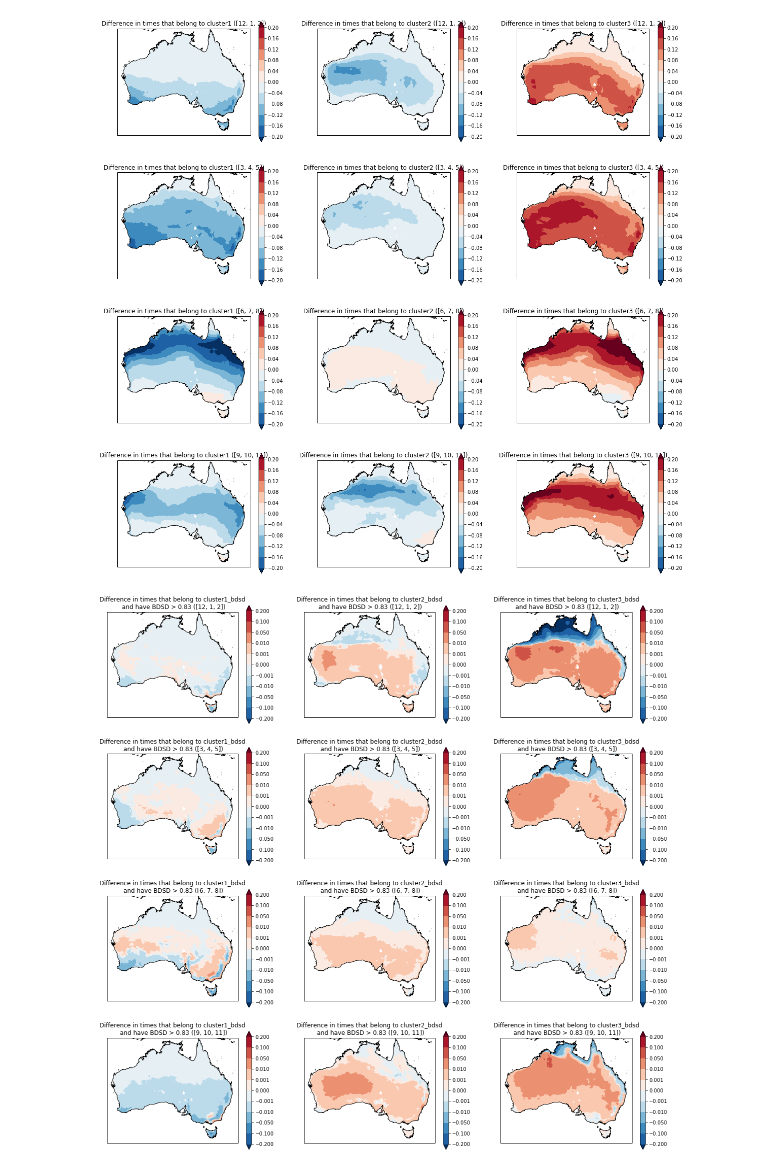
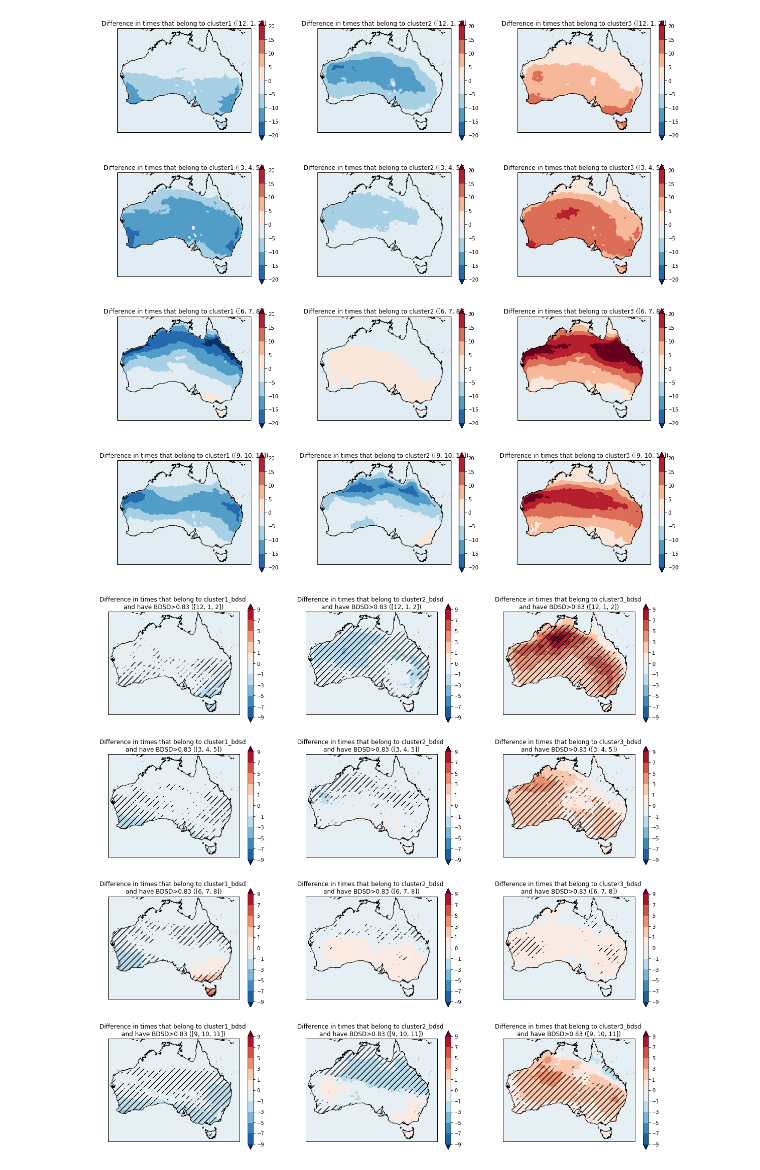
Before and after one commit to andrewbrown31/tint_processing, a Jupyter notebook: systematic_analysis/cmip_clustering.ipynb, the cells around one changed output. Cells and saved outputs as stored; diff of their text form; code cells hidden in the pictures.

```diff
--- a/systematic_analysis/cmip_clustering.ipynb
+++ b/systematic_analysis/cmip_clustering.ipynb
@@ -116,0 +98,23 @@ for season, da in iters:
+# %%
+def plot_bdsd_frac(da_cluster,da_bdsd,times,months,ax):
+
+    levs = np.linspace(0,0.5,11)
+
+    cmaps = {"cluster1_bdsd":plt.get_cmap("Reds"), "cluster2_bdsd":plt.get_cmap("YlGn"), "cluster3_bdsd":plt.get_cmap("Blues"), "clusterall_bdsd":plt.get_cmap("Greys")}
+
+    c=xr.plot.contourf((da_bdsd.sel({"time":np.in1d([t.month for t in times],months)}).sum("time")
+                       / da_cluster.sel({"time":np.in1d([t.month for t in times],months)}).sum("time")).median("models"),
+                       cmap=cmaps[da_bdsd.name],levels=levs, ax=ax,add_colorbar=False,extend="max")
+    ax.coastlines("10m")
+    cb=plt.colorbar(c)
+    cb.set_ticks(levs)
+    plt.title("Fraction of times that belong to "+ da[0].name.split("_")[0] +"\n that have BDSD > 0.83"+ " (" + str(season) + ")")
+
+
+
+plt.figure(figsize=[20,20])
+iters = product(([12,1,2],[3,4,5],[6,7,8],[9,10,11]), zip((f.cluster1,f.cluster2,f.cluster3),(f.cluster1_bdsd, f.cluster2_bdsd, f.cluster3_bdsd)))
+cnt=1
+for season, da in iters:
+    plot_bdsd_frac(da[0], da[1], times, season, plt.subplot(4,3,cnt,projection=ccrs.PlateCarree()))
+    cnt=cnt+1
@@ -117,10 +123,10 @@ for season, da in iters:
 # %%
 def plot_diff(da1,da2,times1,times2,months,ax):
 
-    levs=np.linspace(-0.2,0.2,11)
+    levs=np.arange(-20,25,5)
 
-    c=xr.plot.contourf((da2.sel({"time":np.in1d([t.month for t in times2],months)}).mean("time") -
-                       da1.sel({"time":np.in1d([t.month for t in times1],months)}).mean("time")).median("models"),
+    c=xr.plot.contourf(((da2.sel({"time":np.in1d([t.month for t in times2],months)}).sum("time") / (2101-2081)) -
+                       (da1.sel({"time":np.in1d([t.month for t in times1],months)}).sum("time") / (2006-1979))).median("models"),
                        cmap=plt.get_cmap("RdBu_r"),levels=levs, ax=ax, extend="both",add_colorbar=False)
     ax.coastlines("10m")
     cb=plt.colorbar(c)
@@ -134,25 +140,31 @@ for season, da in iters:
     plot_diff(da[0], da[1], times, times2, season, plt.subplot(4,3,cnt,projection=ccrs.PlateCarree()))
     cnt=cnt+1
 # %% [output]
-[figure, old version]
+[figure, new version]
 # %%
 def plot_bdsd_diff(da1,da2,times1,times2,months,ax):
 
-    levs=[-0.2,-0.1,-0.05,-0.01,-0.001,0,0.001,0.01,0.05,0.1,0.2]
+    levs = [-9,-7,-5,-3,-1,0,1,3,5,7,9]
 
-    c=xr.plot.contourf((da2.sel({"time":np.in1d([t.month for t in times2],months)}).mean("time") -
-                       da1.sel({"time":np.in1d([t.month for t in times1],months)}).mean("time")).median("models"),
+    c=xr.plot.contourf(((da2.sel({"time":np.in1d([t.month for t in times2],months)}).sum("time") / (2101-2081)) -
+                       (da1.sel({"time":np.in1d([t.month for t in times1],months)}).sum("time") / (2006-1979))).median("models"),
                        cmap=plt.get_cmap("RdBu_r"),levels=levs, ax=ax, extend="both",add_colorbar=False)
+    sig=(((((da2.sel({"time":np.in1d([t.month for t in times2],months)}).sum("time") / (2101-2081)) -
+                       (da1.sel({"time":np.in1d([t.month for t in times1],months)}).sum("time") / (2006-1979))) > 0).sum("models")) >= 10) +\
+        (((((da2.sel({"time":np.in1d([t.month for t in times2],months)}).sum("time") / (2101-2081)) -
+                       (da1.sel({"time":np.in1d([t.month for t in times1],months)}).sum("time") / (2006-1979))) < 0).sum("models")) >= 10)
+    xr.plot.contourf(sig*1, colors="none", hatches=[None,"//"], add_colorbar=False, add_labels=False, ax=ax, levels=[0.5,1.5])
+
     ax.coastlines("10m")
     cb=plt.colorbar(c)
     cb.set_ticks(levs)
-    plt.title("Difference in times that belong to " + da1.name + "\n and have BDSD > 0.83 (" + str(season) + ")")
+    plt.title("Difference in times that belong to " + da1.name + " \nand have BDSD>0.83 (" + str(season) + ")")
 
 plt.figure(figsize=[20,20])
 iters = product(([12,1,2],[3,4,5],[6,7,8],[9,10,11]), zip((f.cluster1_bdsd, f.cluster2_bdsd, f.cluster3_bdsd),(r.cluster1_bdsd,r.cluster2_bdsd,r.cluster3_bdsd)))
 cnt=1
 for season, da in iters:
     plot_bdsd_diff(da[0], da[1], times, times2, season, plt.subplot(4,3,cnt,projection=ccrs.PlateCarree()))
     cnt=cnt+1
 # %% [output]
-[figure, old version]
+[figure, new version]
```
Also changed, not shown: parts of 11 cells of this notebook, 33 other files.
